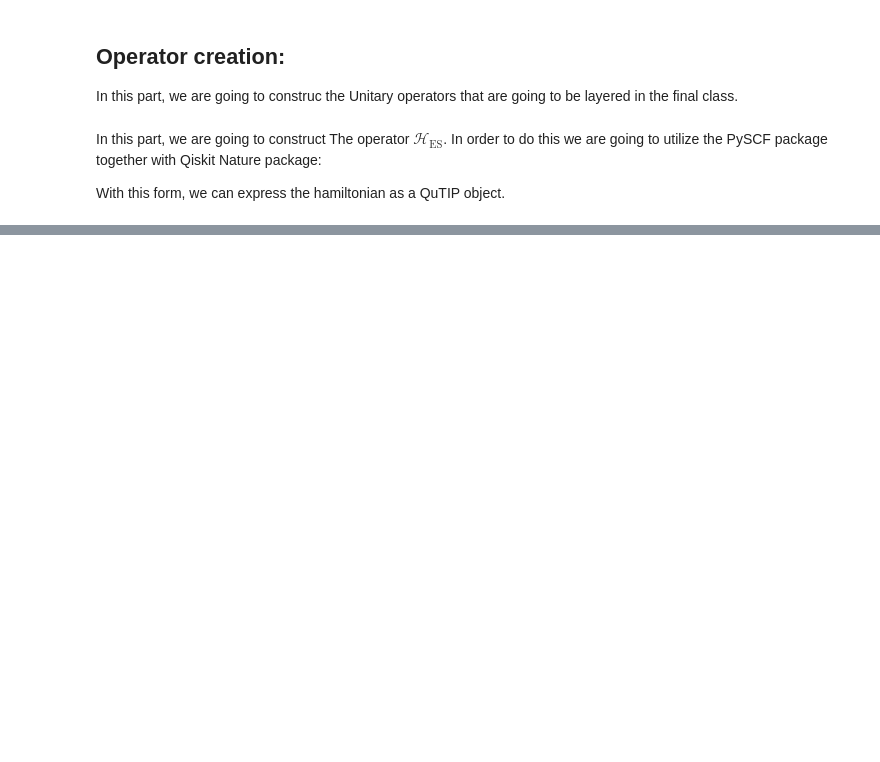
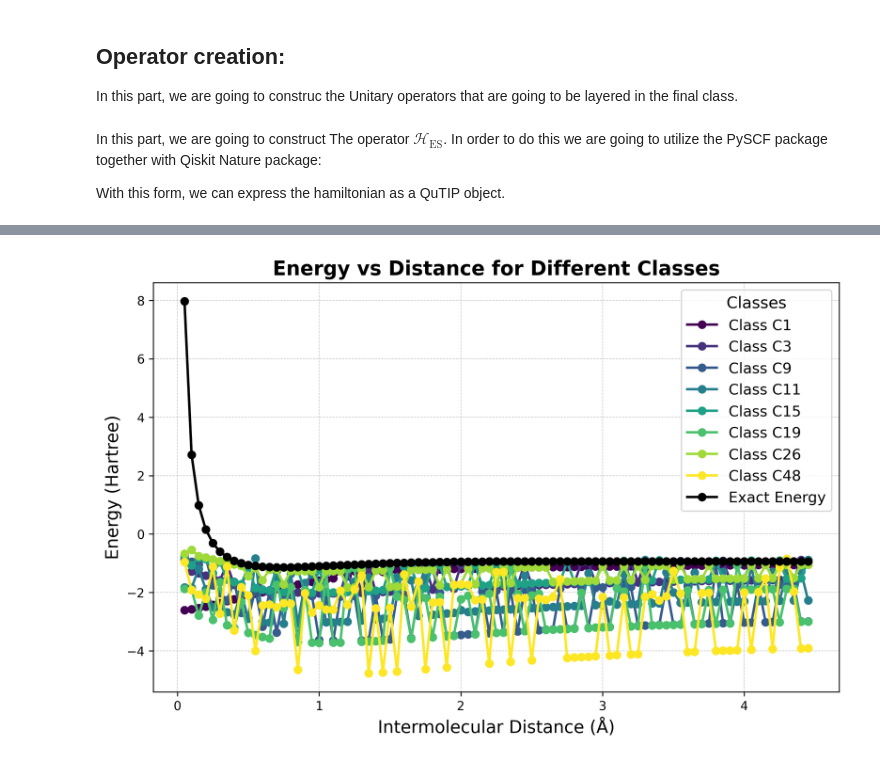
Before and after one commit to jervaal/Moleqlas---group-repo, a Jupyter notebook: study of entanglement class 4qubit.ipynb, the cells around one changed output, grey strips where cells are left out. Drawn from its saved outputs; the diff is of its cells as text; code cells hidden in the pictures; blank space fills up the shorter version.

Commit message:
comparison of classes and its performance with respect to several distances and the exact energy

```diff
--- a/study of entanglement class 4qubit.ipynb
+++ b/study of entanglement class 4qubit.ipynb
@@ -177,6 +137,14 @@ from qiskit_nature.second_q.drivers import PySCFDriver
 from qiskit_nature.second_q.mappers import JordanWignerMapper
 
 def H2_Hamiltonian_Operator(r_i):
+    """
+    This function returns the Hamiltonian operator of the H2
+    molecule at a given distance r_i.
+
+    args:
+        r_i: distance between the two hydrogen atoms
+    """
+
     driver = PySCFDriver(
         atom= f'H .0 .0 .0; H .0 .0 {r_i}',
         unit = DistanceUnit.ANGSTROM,
@@ -190,6 +158,6 @@ def H2_Hamiltonian_Operator(r_i):
 
     pauli_hamiltonian_op = mapper.map(second_q_ham)
     matrix_representation = pauli_hamiltonian_op.to_matrix()
-    qt_hamiltonian_op = qt.Qobj(matrix_representation)
+    qt_hamiltonian_op = qt.Qobj(matrix_representation, dims=[[2,2,2,2], [2,2,2,2]])
 
     return qt_hamiltonian_op
@@ -369,13 +297,18 @@ psi2 = SV.from_label('0000').data + SV.from_label('1010').data
 #psi_class = give here the np.array(statevector...):
 #For simplisity, I'm going to put only C1, C3, C9, C26 and C48
 #find a clever way to do this, it does not matter a lot bcs is initialized once but it works by now...
+# At the moment I'm utilizing the module qiskit.quantum_info to initialize it with the usual nomenclature of
+# |0000>, |1010>, etc...
 
 from qiskit.quantum_info import Statevector as SV
 
 dataset_classes = {
     'C1' : SV.from_label('0000').data,
     'C3' : SV.from_label('0000').data + SV.from_label('1010').data,
-    'C9' : SV.from_label('0000') .data+ SV.from_label('0101').data + SV.from_label('1010').data + SV.from_label('1111').data,
+    'C9' : SV.from_label('0000').data + SV.from_label('0101').data + SV.from_label('1010').data + SV.from_label('1111').data,
+    'C11' : SV.from_label('0010') + SV.from_label('0100') + SV.from_label('1000'),
+    'C15' : SV.from_label('0000').data + SV.from_label('1110').data,
+    'C19' : SV.from_label('1000').data + SV.from_label('0100').data + SV.from_label('0010').data + SV.from_label('0001').data,
     'C26' : SV.from_label('0000').data + SV.from_label('1111').data,
     'C48' : SV.from_label('0000').data + SV.from_label('0011').data + SV.from_label('0101').data + SV.from_label('0110').data + SV.from_label('1001').data - SV.from_label('1010').data + SV.from_label('1101').data - SV.from_label('1110').data
 
@@ -384,5 +317,8 @@ dataset_classes = {
 final_dataset = {key : state / np.linalg.norm(state) for key, state in dataset_classes.items()}
 availiable_classes = [key for key in final_dataset.keys()]
 
+# Here the dataset is in the form of { Ci : |Ci> }
+# Where Ci is the name of the class (str) and |Ci> the statevector of the class (np.array)
+
 print(availiable_classes)
 # %% [output]
@@ -468,0 +401,39 @@ def Cost(params, *args):
+# %%
+import numpy as np
+import matplotlib.pyplot as plt
+import matplotlib.cm as cm
+
+# Create a color map (Viridis) with as many colors as the number of classes
+cmap = cm.get_cmap('viridis', len(availiable_classes))
+
+plt.figure(figsize=(10, 6), dpi=300)  # High-quality figure
+
+# Loop over each class and assign colors from the Viridis colormap
+for i, Ci in enumerate(availiable_classes):
+    color = cmap(i / len(availiable_classes))  # Normalize index to [0,1] for colormap
+    plt.plot(distances, energies[i], 'o-', label=f'Class {Ci}', color=color, linewidth=2, markersize=6)
+
+
+
+reference_H2 = np.load("reference_H2_energy.npy")
+
+plt.plot(distances, reference_H2, 'o-', label='Exact Energy', color='black', linewidth=2, markersize=6)
+
+
+# Labels, title, and styles
+plt.xlabel('Intermolecular Distance (Å)', fontsize=14)
+plt.ylabel('Energy (Hartree)', fontsize=14)
+plt.title('Energy vs Distance for Different Classes', fontsize=16, fontweight='bold')
+
+#Esto es para hacer zoom automatico
+#plt.xlim((0.3, 1))
+
+
+# Aesthetic improvements
+plt.legend(title='Classes', fontsize=12, title_fontsize=13, loc='best', frameon=True)
+plt.grid(True, linestyle='--', linewidth=0.5, alpha=0.7)
+
+# Show the plot
+plt.show()
+# %% [output]
+[figure, added]
```
Also changed, not shown: parts of 14 cells of this notebook, 1 other file.
